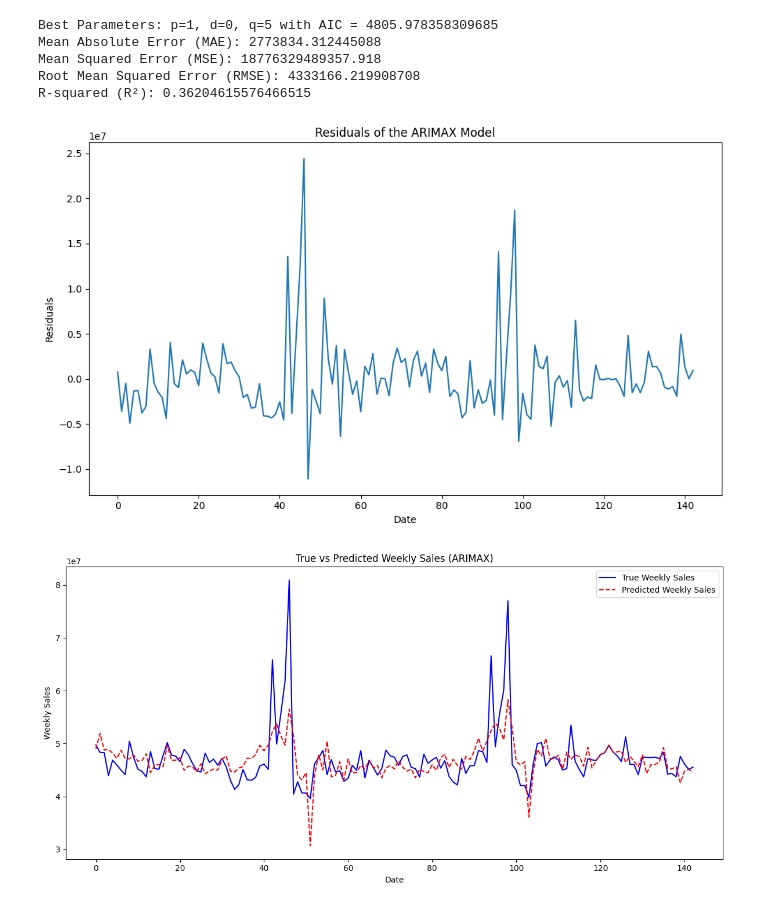
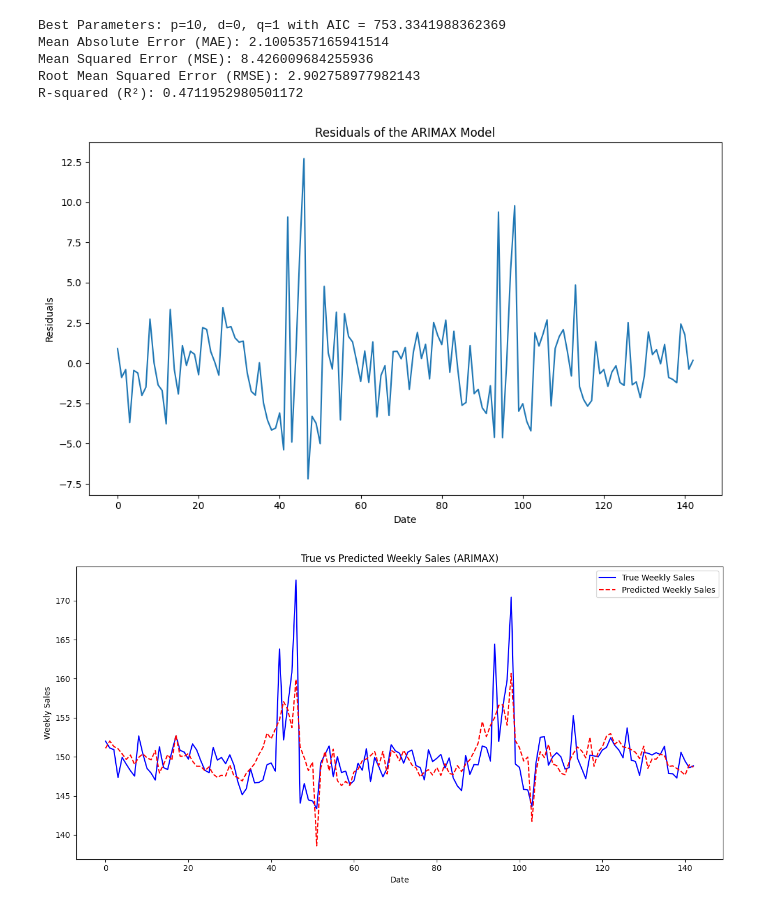
Before and after one commit to random-logic/Demand-Forecast, a Jupyter notebook: src/ARIMAX.ipynb, the cells around one changed output. Cells and saved outputs as stored; diff of their text form; code cells hidden in the pictures.

```diff
--- a/src/ARIMAX.ipynb
+++ b/src/ARIMAX.ipynb
@@ -95,2 +91,8 @@ P-value: 2.675979158986003e-07
 Critical Values: {'1%': np.float64(-3.47864788917503), '5%': np.float64(-2.882721765644168), '10%': np.float64(-2.578065326612056)}
 Reject H0: Data is stationary
+# %%
+scaler = StandardScaler()
+exog_features = ["temperature", "fuel_price", "cpi", "unemployment", "fed_funds", "ics"]
+
+df[exog_features] = scaler.fit_transform(df[exog_features])
+df.head()
@@ -97,14 +106,14 @@ Reject H0: Data is stationary
 # %%
 # Plot ACF and PACF for Weekly_Sales to determine p, d, q
 fig, axes = plt.subplots(1, 2, figsize=(12, 6))
-plot_acf(df['Weekly_Sales'], ax=axes[0], title="ACF of Weekly Sales")
-plot_pacf(df['Weekly_Sales'], ax=axes[1], title="PACF of Weekly Sales")
+plot_acf(df['weekly_sales'], ax=axes[0], title="ACF of Weekly Sales")
+plot_pacf(df['weekly_sales'], ax=axes[1], title="PACF of Weekly Sales")
 plt.tight_layout()
 plt.show()
 
-# Define target variable and exogenous variables
-y = df['Weekly_Sales']
-X = df[['Holiday_Flag', 'Temperature', 'Fuel_Price', 'CPI', 'Unemployment']]
+# Define explanatory (X) and target (y) variables
+X = df[['is_holiday', 'temperature', 'fuel_price', 'cpi', 'unemployment', 'fed_funds', 'ics']]
+y = df['weekly_sales']
 
 # Try different p, d, q combinations for ARIMAX
 p_values = range(0, 11)  # AR terms
@@ -148,37 +157,37 @@ if best_model is not None:
     # Display the metrics
     print(f"Mean Absolute Error (MAE): {mae}")
     print(f"Mean Squared Error (MSE): {mse}")
     print(f"Root Mean Squared Error (RMSE): {rmse}")
     print(f"R-squared (R²): {r2}")
 
     # Optional: Plot residuals to check if they resemble white noise
     residuals = y_true - y_pred
     plt.figure(figsize=(10, 6))
     plt.plot(residuals)
     plt.title("Residuals of the ARIMAX Model")
     plt.xlabel("Date")
     plt.ylabel("Residuals")
     plt.tight_layout()
     plt.show()
 
     # Plot predicted vs. true Weekly Sales
     plt.figure(figsize=(12, 6))
     plt.plot(y, label="True Weekly Sales", color='blue')
     plt.plot(y_pred, label="Predicted Weekly Sales", color='red', linestyle='--')
     plt.legend()
     plt.title("True vs Predicted Weekly Sales (ARIMAX)")
     plt.xlabel("Date")
     plt.ylabel("Weekly Sales")
     plt.tight_layout()
     plt.show()
 else:
     print("No valid model was found!")
 # %% [output]
 [figure]
-Best Parameters: p=1, d=0, q=5 with AIC = 4805.978358309685
-Mean Absolute Error (MAE): 2773834.312445088
-Mean Squared Error (MSE): 18776329489357.918
-Root Mean Squared Error (RMSE): 4333166.219908708
-R-squared (R²): 0.36204615576466515
+Best Parameters: p=10, d=0, q=1 with AIC = 753.3341988362369
+Mean Absolute Error (MAE): 2.1005357165941514
+Mean Squared Error (MSE): 8.426009684255936
+Root Mean Squared Error (RMSE): 2.902758977982143
+R-squared (R²): 0.4711952980501172
-[figure, old version]
+[figure, new version]
-[figure, old version]
+[figure, new version]
```
Also changed, not shown: parts of 5 cells of this notebook, 4 other files.
